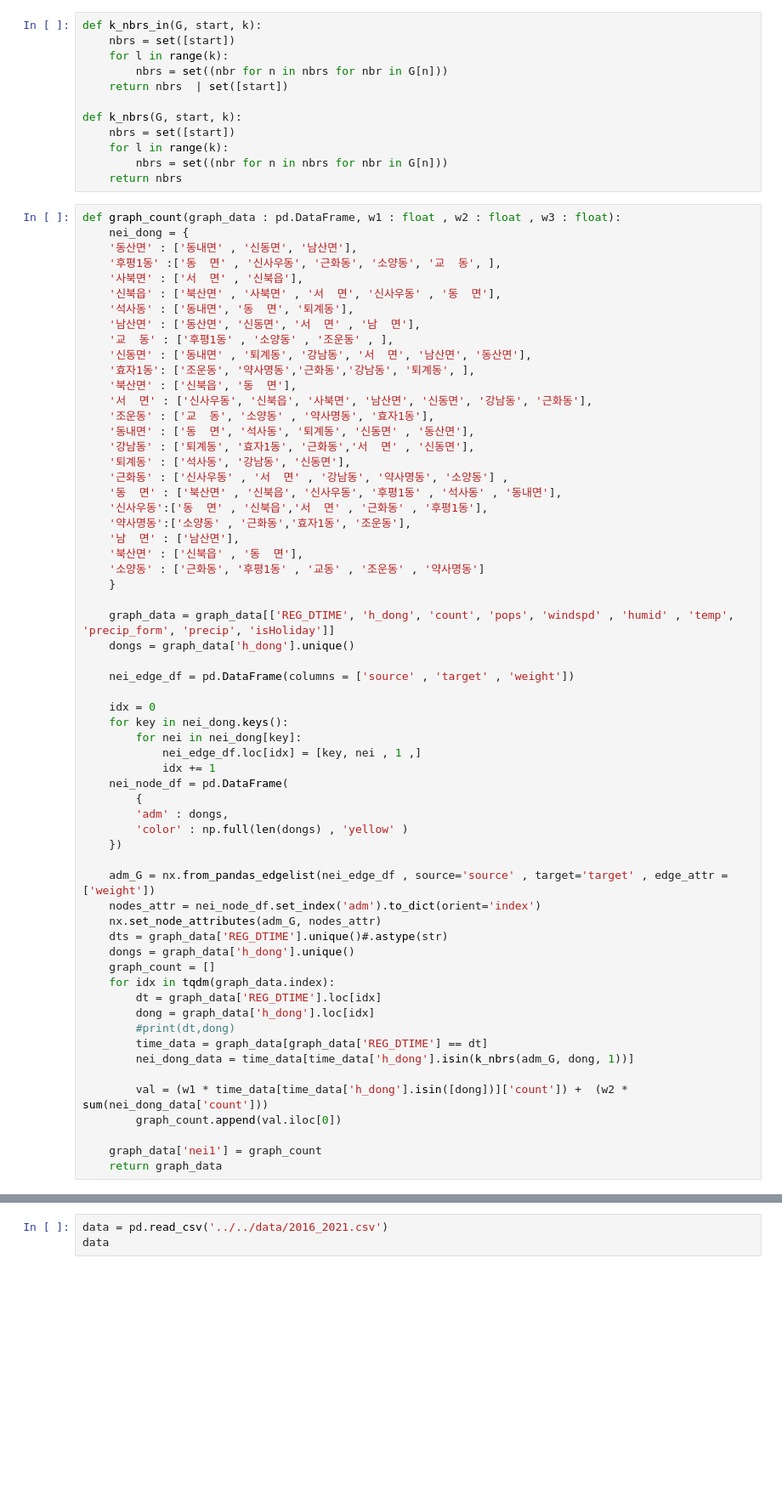
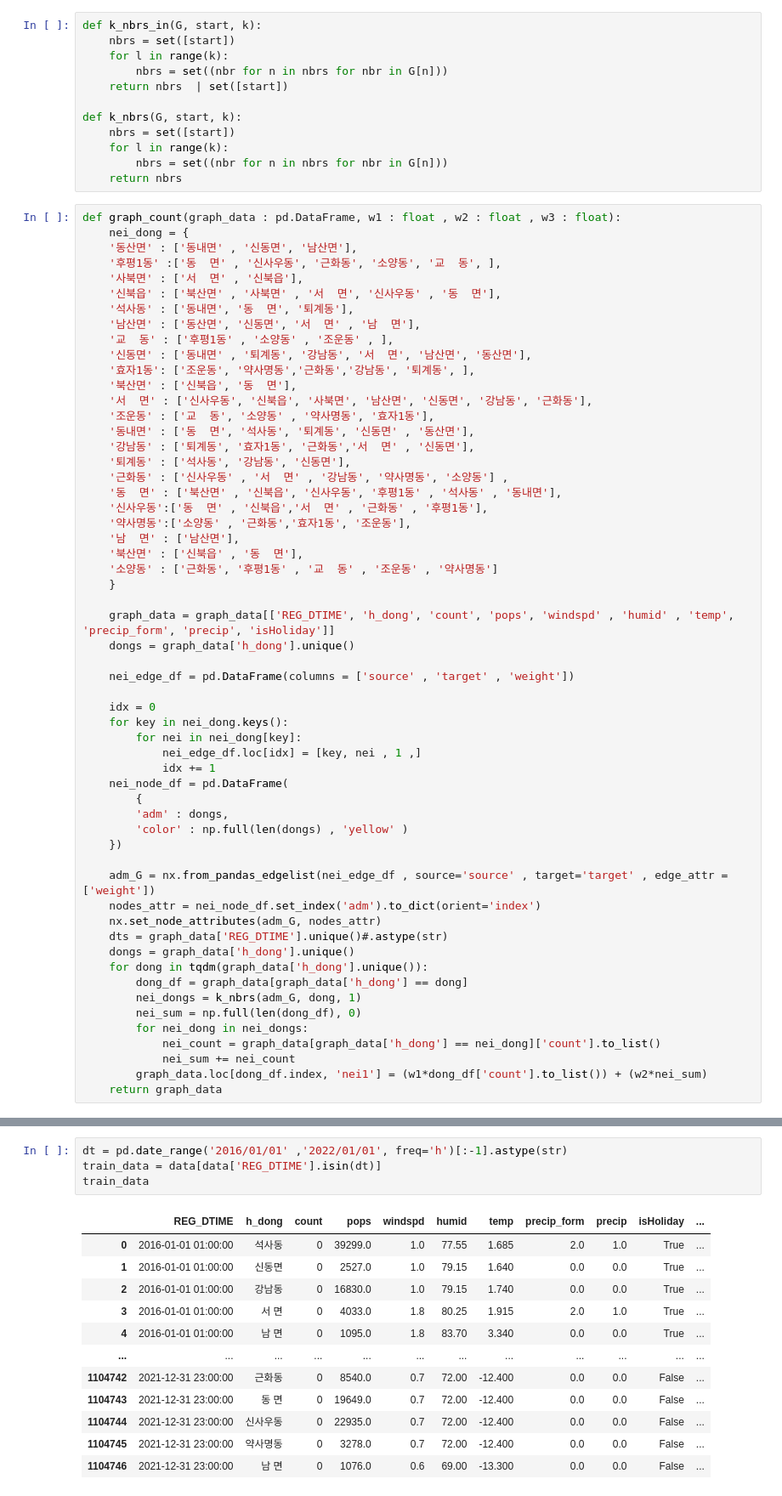
Before and after one commit to sigongjoa/Emergency_Demand, a Jupyter notebook: TFT/2022_12_28_TEST_new_data_training_spatial_aggregate/spatial_agg_apply.ipynb, the cells around one changed output, grey strips where cells are left out. Shown at 85% size. Saved outputs shown, nothing was run; the diff lists cells and outputs as text; blank space fills up the shorter version.

```diff
--- a/TFT/2022_12_28_TEST_new_data_training_spatial_aggregate/spatial_agg_apply.ipynb
+++ b/TFT/2022_12_28_TEST_new_data_training_spatial_aggregate/spatial_agg_apply.ipynb
@@ -67,7 +67,7 @@ def graph_count(graph_data : pd.DataFrame, w1 : float , w2 : float , w3 : float)
     '약사명동':['소양동' , '근화동','효자1동', '조운동'],
     '남  면' : ['남산면'],
     '북산면' : ['신북읍' , '동  면'],
-    '소양동' : ['근화동', '후평1동' , '교동' , '조운동' , '약사명동']
+    '소양동' : ['근화동', '후평1동' , '교  동' , '조운동' , '약사명동']
     }
 
     graph_data = graph_data[['REG_DTIME', 'h_dong', 'count', 'pops', 'windspd' , 'humid' , 'temp', 'precip_form', 'precip', 'isHoliday']]
@@ -91,18 +91,14 @@ def graph_count(graph_data : pd.DataFrame, w1 : float , w2 : float , w3 : float)
     nx.set_node_attributes(adm_G, nodes_attr)
     dts = graph_data['REG_DTIME'].unique()#.astype(str)
     dongs = graph_data['h_dong'].unique()
-    graph_count = []
-    for idx in tqdm(graph_data.index):
-        dt = graph_data['REG_DTIME'].loc[idx]
-        dong = graph_data['h_dong'].loc[idx]
-        #print(dt,dong)
-        time_data = graph_data[graph_data['REG_DTIME'] == dt]
-        nei_dong_data = time_data[time_data['h_dong'].isin(k_nbrs(adm_G, dong, 1))]
-
-        val = (w1 * time_data[time_data['h_dong'].isin([dong])]['count']) +  (w2 * sum(nei_dong_data['count']))
-        graph_count.append(val.iloc[0])
-
-    graph_data['nei1'] = graph_count
+    for dong in tqdm(graph_data['h_dong'].unique()):
+        dong_df = graph_data[graph_data['h_dong'] == dong]
+        nei_dongs = k_nbrs(adm_G, dong, 1)
+        nei_sum = np.full(len(dong_df), 0)
+        for nei_dong in nei_dongs:
+            nei_count = graph_data[graph_data['h_dong'] == nei_dong]['count'].to_list()
+            nei_sum += nei_count
+        graph_data.loc[dong_df.index, 'nei1'] = (w1*dong_df['count'].to_list()) + (w2*nei_sum)
     return graph_data
 # %%
 data = pd.read_csv('../../data/2016_2021.csv')
@@ -153,3 +141,17 @@ data.to_csv('nei7.csv', index=False)
-# %%
-data = pd.read_csv('../../data/2016_2021.csv')
-data
+# %%
+dt = pd.date_range('2016/01/01' ,'2022/01/01', freq='h')[:-1].astype(str)
+train_data = data[data['REG_DTIME'].isin(dt)]
+train_data
+# %% [output]
+|  | REG_DTIME | h_dong | count | pops | windspd | humid | temp | precip_form | precip | isHoliday | ... |
+| 0 | 2016-01-01 01:00:00 | 석사동 | 0 | 39299.0 | 1.0 | 77.55 | 1.685 | 2.0 | 1.0 | True | ... |
+| 1 | 2016-01-01 01:00:00 | 신동면 | 0 | 2527.0 | 1.0 | 79.15 | 1.640 | 0.0 | 0.0 | True | ... |
+| 2 | 2016-01-01 01:00:00 | 강남동 | 0 | 16830.0 | 1.0 | 79.15 | 1.740 | 0.0 | 0.0 | True | ... |
+| 3 | 2016-01-01 01:00:00 | 서 면 | 0 | 4033.0 | 1.8 | 80.25 | 1.915 | 2.0 | 1.0 | True | ... |
+| 4 | 2016-01-01 01:00:00 | 남 면 | 0 | 1095.0 | 1.8 | 83.70 | 3.340 | 0.0 | 0.0 | True | ... |
+| ... | ... | ... | ... | ... | ... | ... | ... | ... | ... | ... | ... |
+| 1104742 | 2021-12-31 23:00:00 | 근화동 | 0 | 8540.0 | 0.7 | 72.00 | -12.400 | 0.0 | 0.0 | False | ... |
+| 1104743 | 2021-12-31 23:00:00 | 동 면 | 0 | 19649.0 | 0.7 | 72.00 | -12.400 | 0.0 | 0.0 | False | ... |
+| 1104744 | 2021-12-31 23:00:00 | 신사우동 | 0 | 22935.0 | 0.7 | 72.00 | -12.400 | 0.0 | 0.0 | False | ... |
+| 1104745 | 2021-12-31 23:00:00 | 약사명동 | 0 | 3278.0 | 0.7 | 72.00 | -12.400 | 0.0 | 0.0 | False | ... |
+| 1104746 | 2021-12-31 23:00:00 | 남 면 | 0 | 1076.0 | 0.6 | 69.00 | -13.300 | 0.0 | 0.0 | False | ... |
```
Also changed, not shown: parts of 7 cells of this notebook.
